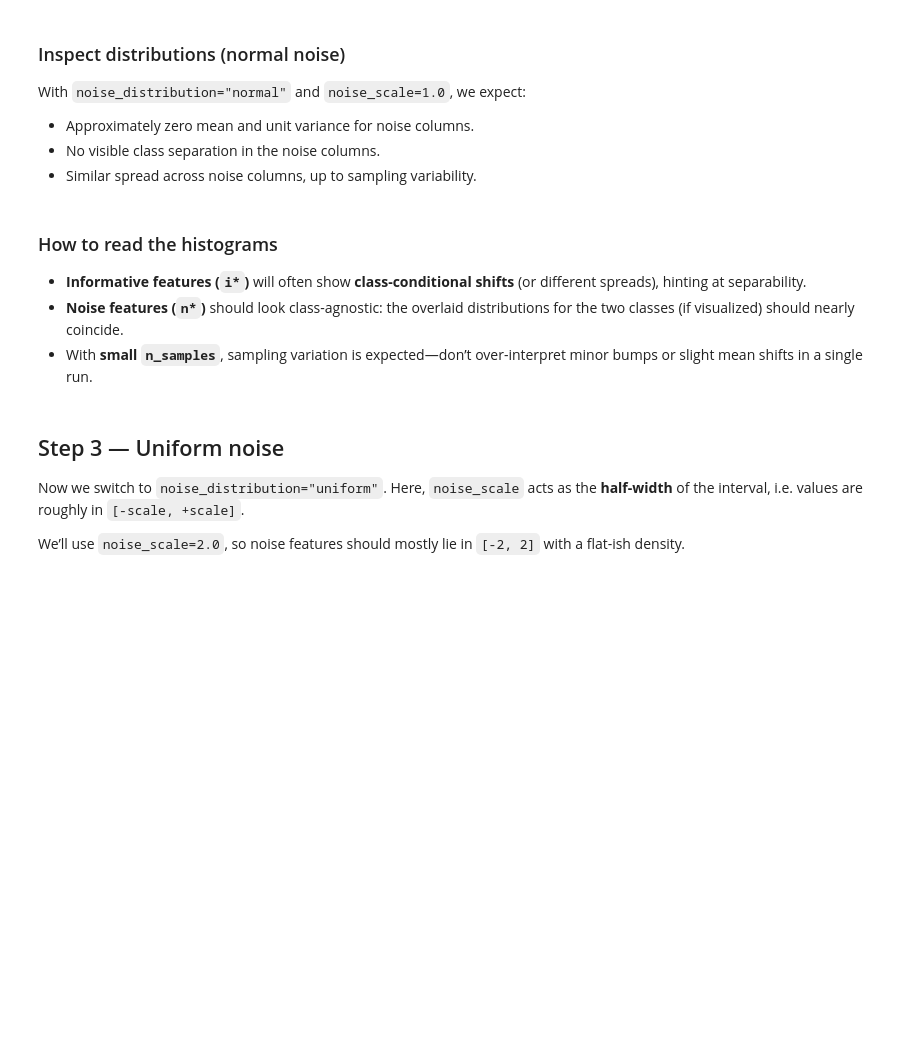
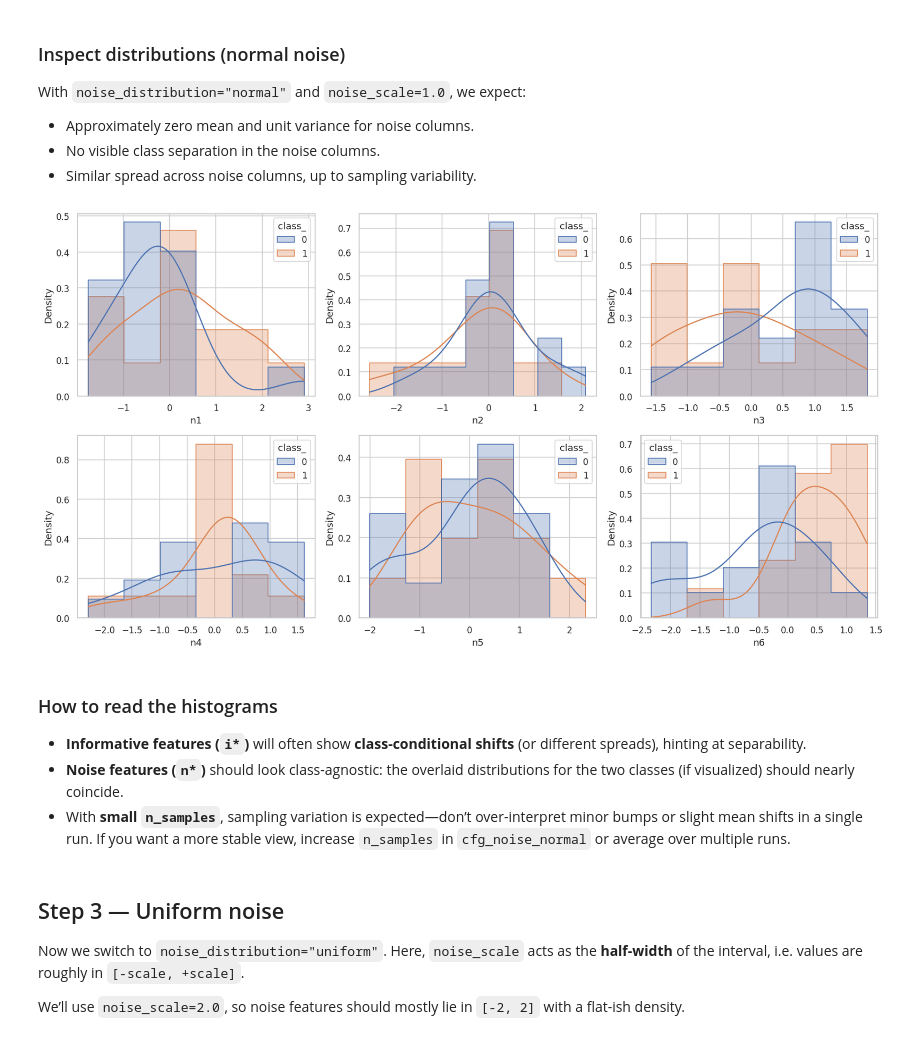
Before and after one commit to sigrun-may/synthetic-biomedical-data-course, a Jupyter notebook: notebooks/03a_irrelevant_features.ipynb, the cells around one changed output. Cells and saved outputs as stored; diff of their text form; code cells hidden in the pictures; blank space fills up the shorter version.

```diff
--- a/notebooks/03a_irrelevant_features.ipynb
+++ b/notebooks/03a_irrelevant_features.ipynb
@@ -405,0 +423,11 @@ Xn[cols_show].head(5)
+# %%
+# Compute Cohen's d for each feature
+effect_sizes = {}
+for col in Xn.columns:
+    d = cohen_d(Xn[col][yn == 0],
+                Xn[col][yn == 1])
+    effect_sizes[col] = abs(d)  # use absolute value for ranking
+# Create a DataFrame for easy viewing
+effect_size_df = pd.DataFrame.from_dict(effect_sizes, orient='index', columns=['Cohen_d']).sort_values(by='Cohen_d', ascending=False)
+effect_size_df.index.name = 'Feature'
+display(effect_size_df)
@@ -413,69 +481,42 @@ With `noise_distribution="normal"` and `noise_scale=1.0`, we expect:
 # %%
 import matplotlib.pyplot as plt
 
-noise_cols = [f"n{k}" for k in range(1, 13)]
+noise_cols = [f"n{k}" for k in range(1, 7)]
 
 # Color by class
 # Combine features and class label
 df_noise = Xn.copy()
 df_noise["class_"] = yn
 
 
 fig, axes = plt.subplots(2, 3, figsize=(15, 8))
 for i, col in enumerate(noise_cols):
     ax = axes[i // 3, i % 3]
     sns.histplot(
         data=df_noise,
         x=col,
         hue="class_",
         stat="density",
         element="step",
         bins="auto",
         common_norm=False,
         alpha=0.3,
         kde=True,
         ax=ax
     )
     # ax.set_title(f"{col} by class")
     ax.set_ylabel("Density")
 
 plt.tight_layout()
 plt.show()
-
-
-# # Plot histogram for one noise feature, colored by class
-# plt.figure(figsize=(6, 4))
-# sns.histplot(
-#     data=df_noise,
-#     x="n1",           # change to any noise feature, e.g., "n2", "n3", etc.
-#     hue="class_",
-#     stat="density",
-#     element="step",
-#     bins="auto",
-#     common_norm=False,
-#     alpha=0.3,
-#     kde=True
-# )
-# plt.title("Histogram & KDE of n1 by class")
-# plt.xlabel("n1")
-# plt.ylabel("Density")
-# plt.tight_layout()
-# plt.show()
-#
-# # Simple histograms
-# for col in noise_cols:
-#     plt.figure()
-#     Xn[col].hist(bins=30)
-#     plt.title(f"Histogram: {col}")
-#     plt.xlabel(col)
-#     plt.ylabel("Count")
-#     plt.show()
+# %% [output]
+[figure, added]
 # %% [markdown]
 ### How to read the histograms
 
 - **Informative features (`i*`)** will often show **class-conditional shifts** (or different spreads), hinting at separability.
 - **Noise features (`n*`)** should look class-agnostic: the overlaid distributions for the two classes (if visualized) should nearly coincide.
-- With **small `n_samples`**, sampling variation is expected—don’t over-interpret minor bumps or slight mean shifts in a single run.
+- With **small `n_samples`**, sampling variation is expected—don’t over-interpret minor bumps or slight mean shifts in a single run. If you want a more stable view, increase `n_samples` in `cfg_noise_normal` or average over multiple runs.
 # %% [markdown]
 ## Step 3 — Uniform noise
 
```
Also changed, not shown: parts of 46 cells of this notebook, 1 other file.
